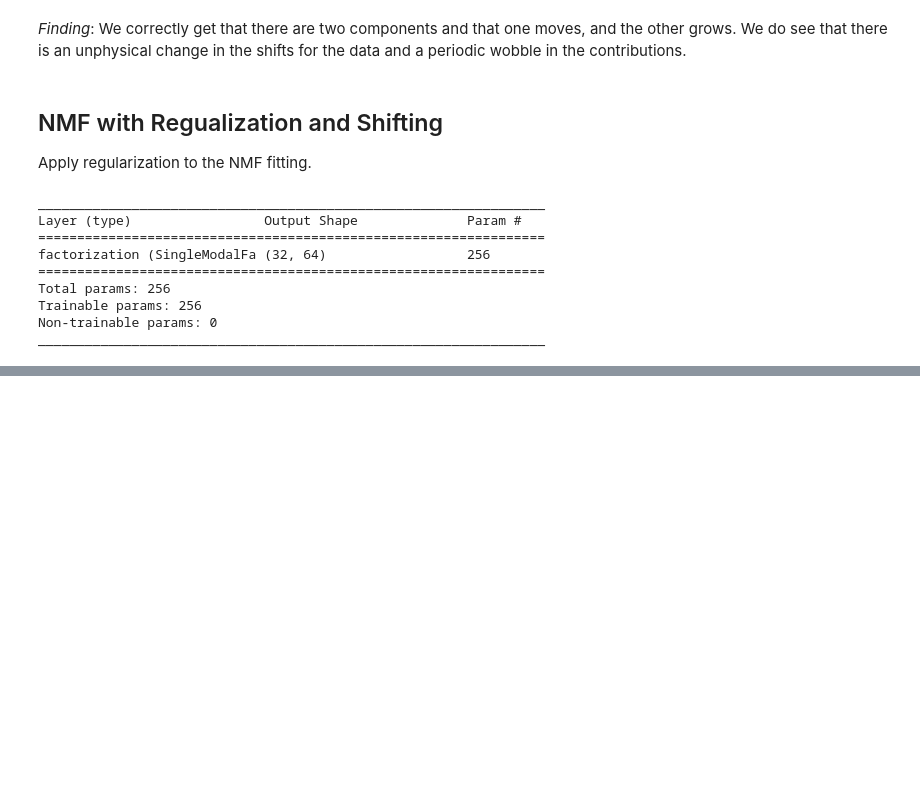
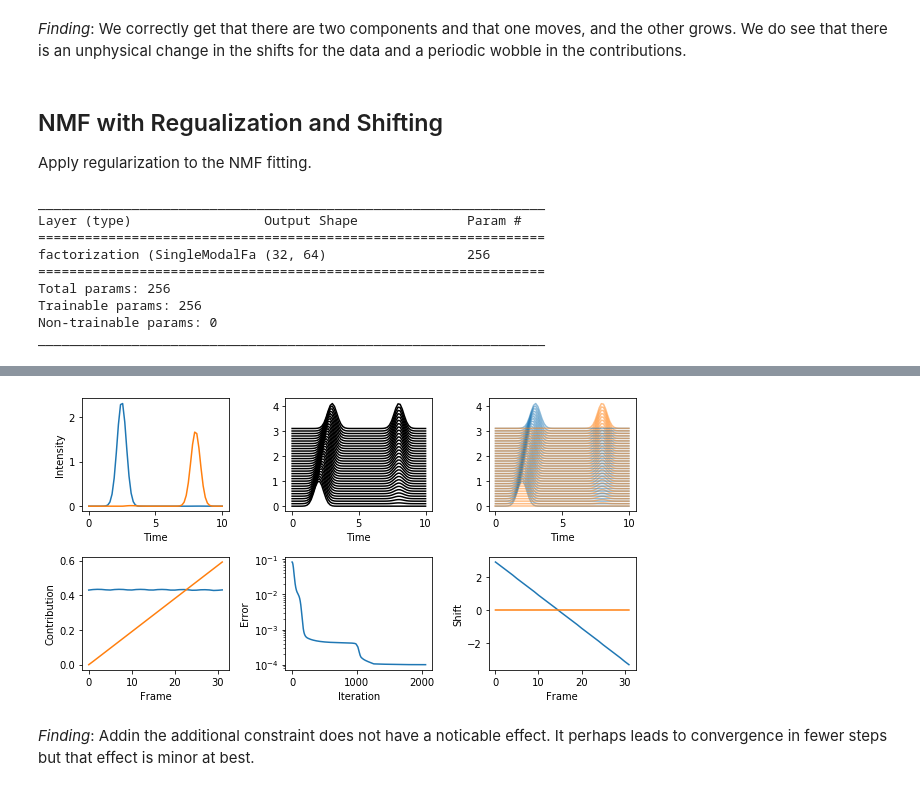
Before and after one commit to globus-labs/multimodal-ldrd, a Jupyter notebook: nmf-with-peak-shifting/0_evaluate-algorithm.ipynb, the cells around one changed output, grey strips where cells are left out. Saved outputs shown, nothing was run; the diff lists cells and outputs as text; code cells hidden in the pictures; blank space fills up the shorter version.

Commit message:
Added a continuity constraint

```diff
--- a/nmf-with-peak-shifting/0_evaluate-algorithm.ipynb
+++ b/nmf-with-peak-shifting/0_evaluate-algorithm.ipynb
@@ -263,0 +271,9 @@ fig.tight_layout()
+# %%
+nmf = Sequential([InputLayer(batch_input_shape=signal.shape, name='signal'),
+                  SingleModalFactorization(name='factorization', fit_shift=True,
+                                          component_regularizer=L1L2(1e-6),
+                                          contribution_regularizer=MultiRegularizer([
+                                              L1L2(1e-6), ContinuityRegularizer(1e-6, 0)
+                                          ]))])
+nmf.compile('adam', 'mean_squared_error')
+nmf.summary()
@@ -263,0 +290,4 @@ fig.tight_layout()
+# %%
+%%time
+history = run_training(nmf, signal, 10000, early_stopping_patience=100,
+                       early_stopping_tolerance=1e-7)
@@ -263,0 +296,49 @@ fig.tight_layout()
+# %%
+fig, axs = plt.subplots(2, 3)
+axs = axs.flatten()
+
+# Get the learned representation
+nmf_layer = nmf.get_layer('factorization')
+components = nmf_layer.get_components()
+weights = nmf_layer.get_contributions()
+shifted_components = K.get_value(nmf_layer.shifted_contributions)
+shift_values = K.get_value(nmf_layer.shift)
+
+# Plot the components
+for comp in nmf_layer.get_components():
+    axs[0].plot(x, comp)
+axs[0].set_ylabel('Intensity')
+
+# Plot the reconstruction
+signal_recon = nmf.predict_on_batch(signal)
+for i, row in enumerate(signal_recon):
+    axs[1].plot(x, row + i / 10, 'k-')
+
+# Plot the reconstruction, broken down into components
+for comp, c in zip(shifted_components, ['C0', 'C1']):
+    for i, row in enumerate(comp):
+        axs[2].plot(x, row + i / 10, c, zorder=i, alpha=0.5)
+
+for ax in axs[:3]:
+    ax.set_xlabel('Time')
+
+for w in weights.T:
+    axs[3].plot(w)
+axs[3].set_xlabel('Frame')
+axs[3].set_ylabel('Contribution')
+
+axs[4].semilogy(history['epoch'], history['loss'])
+axs[4].set_xlabel('Iteration')
+axs[4].set_ylabel('Error')
+
+for shift in shift_values.T:
+    axs[5].plot(shift)
+axs[5].set_xlabel('Frame')
+axs[5].set_ylabel('Shift')
+
+fig.set_size_inches(8.5, 4.5)
+fig.tight_layout()
+# %% [output]
+[figure, added]
+# %% [markdown]
+*Finding*: Addin the additional constraint does not have a noticable effect. It perhaps leads to convergence in fewer steps but that effect is minor at best.
```
Also changed, not shown: parts of 14 cells of this notebook, 2 other files.
